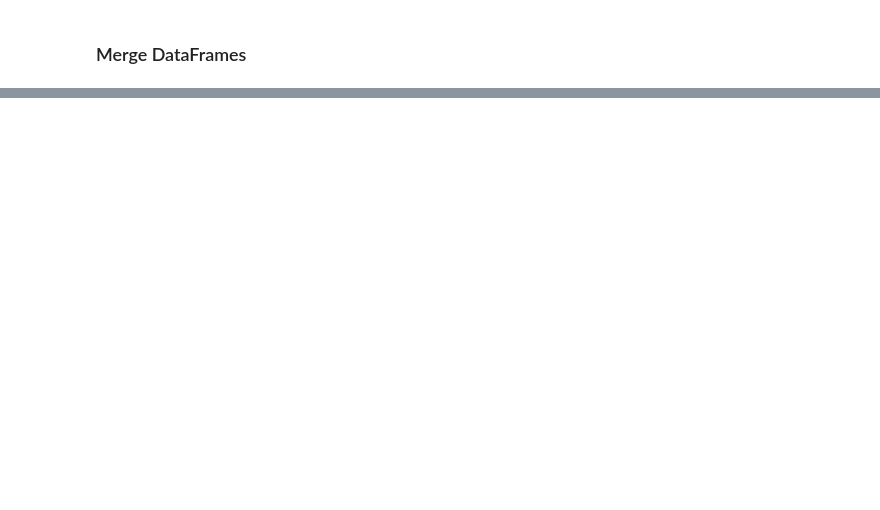
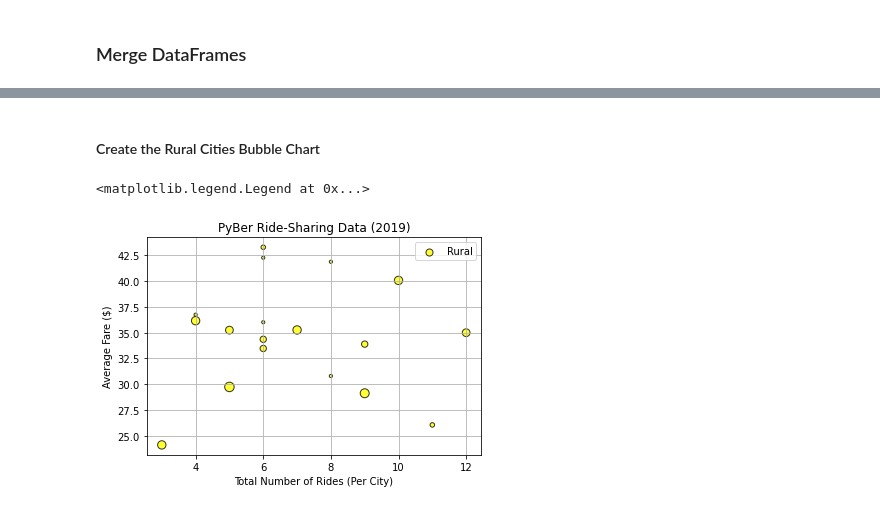
Before and after one commit to SpottedOwlet/PyBer_Analysis, a Jupyter notebook: PyBer.ipynb, the cells around one changed output, grey strips where cells are left out. Cells and saved outputs as stored; diff of their text form; code cells hidden in the pictures; blank space fills up the shorter version.

```diff
--- a/PyBer.ipynb
+++ b/PyBer.ipynb
@@ -72,0 +184,4 @@ pyber_data_df.head()
+# %%
+# Create the Rural city DataFrame.
+rural_cities_df = pyber_data_df[pyber_data_df["type"] == "Rural"]
+rural_cities_df.head()
@@ -72,0 +297,15 @@ pyber_data_df.head()
+# %% [markdown]
+#### Create the Rural Cities Bubble Chart
+# %%
+# Build the scatter plots for rural cities.
+x=rural_ride_count
+y=rural_avg_fare
+plt.scatter(x,y,s=rural_driver_count*10,color="yellow",alpha=0.8,edgecolor="k",linewidths=1,label="Rural")
+plt.title("PyBer Ride-Sharing Data (2019)")
+plt.ylabel("Average Fare ($)")
+plt.xlabel("Total Number of Rides (Per City)")
+plt.grid()
+plt.legend()
+# %% [output]
+<matplotlib.legend.Legend at 0x...>
+[figure, added]
```
Also changed, not shown: parts of 84 cells of this notebook, 7 other files.
